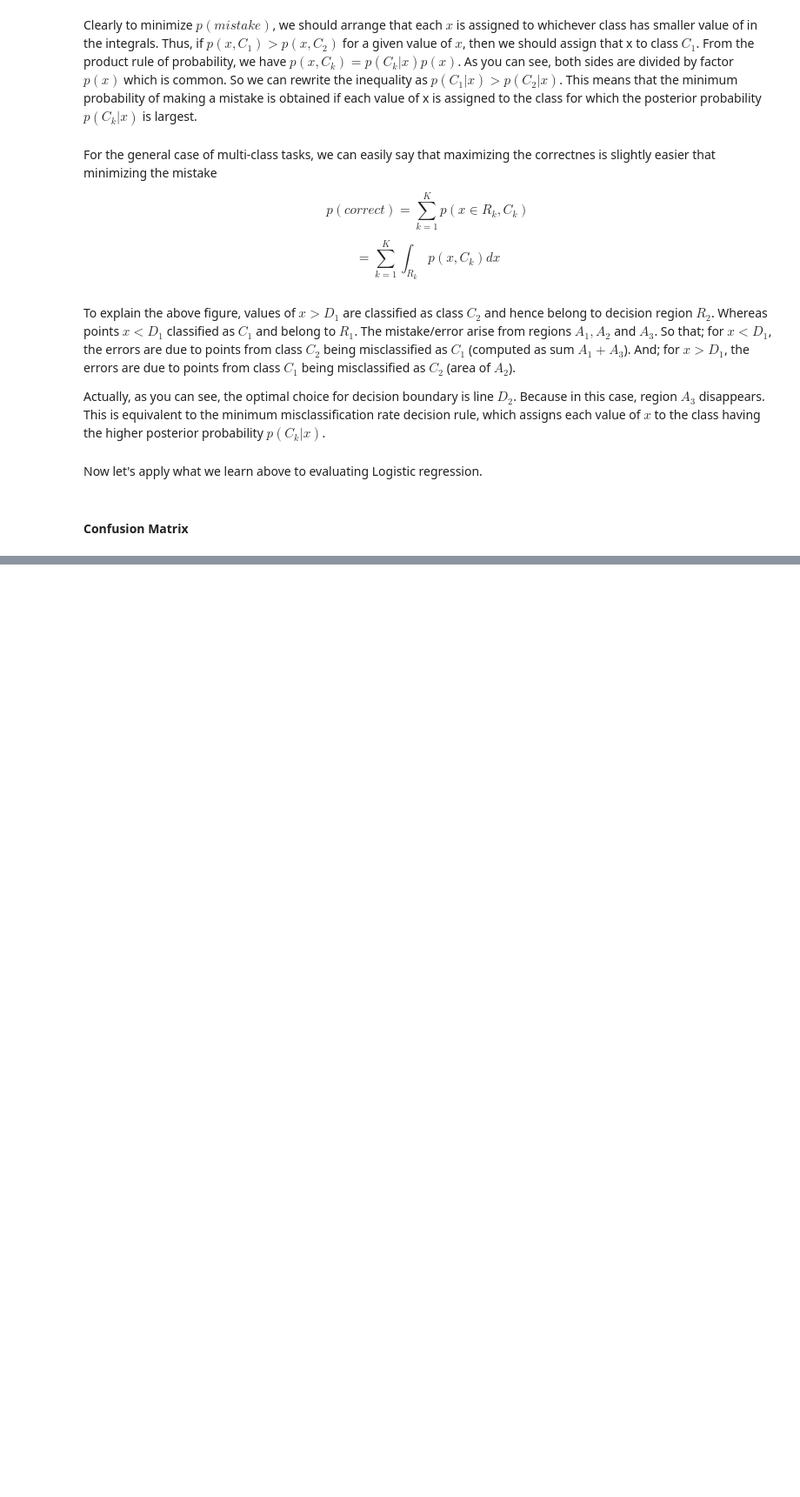
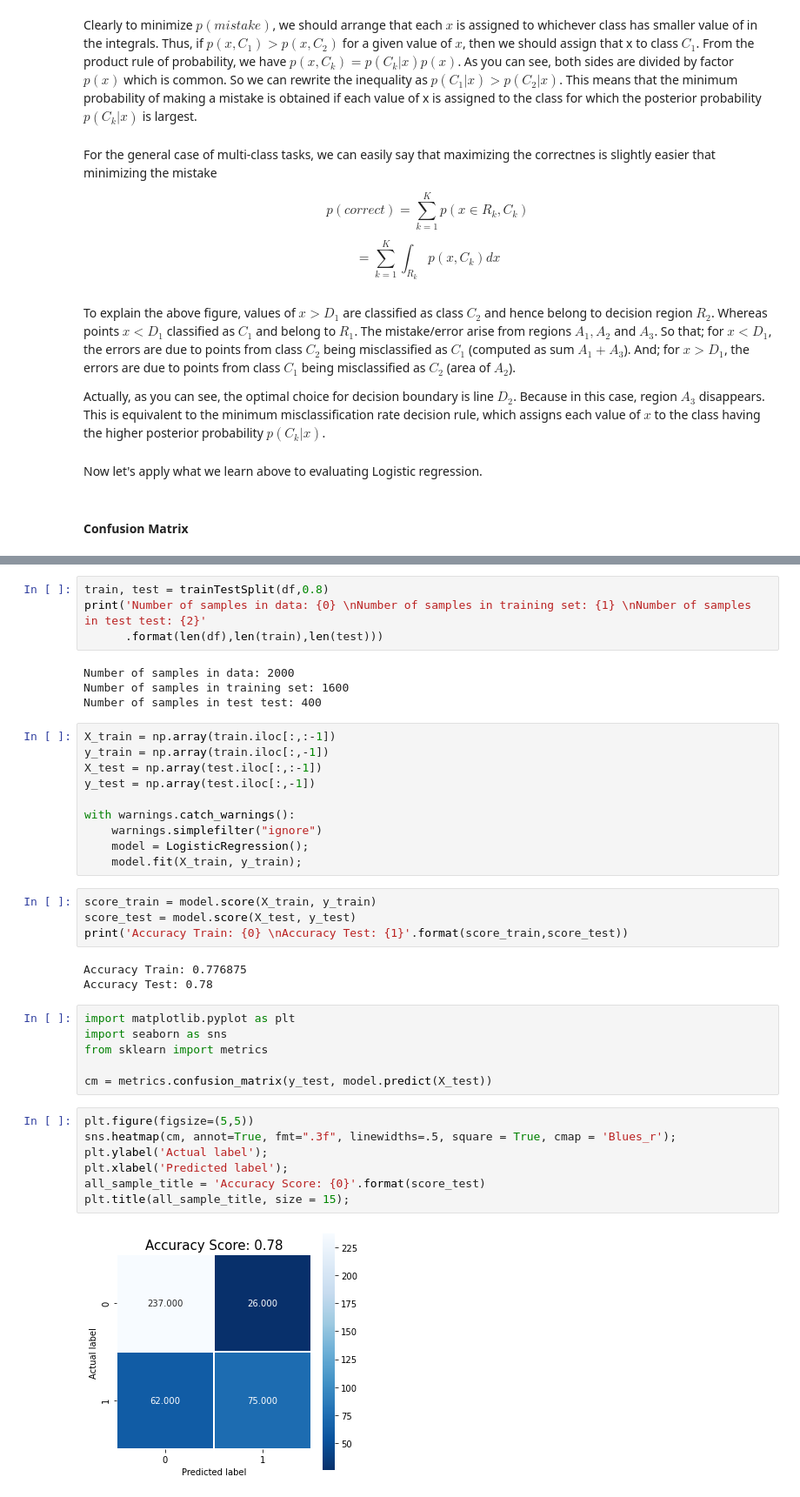
Before and after one commit to safakkbilici/Deep-Learning-Lecture-2020-2021-First-Term, a Jupyter notebook: lecture notes/02-Models-Performance.ipynb, the cells around one changed output, grey strips where cells are left out. Shown at 87% size. Cells and saved outputs as stored; diff of their text form; blank space fills up the shorter version.

Commit message:
logistic regression

```diff
--- a/lecture notes/02-Models-Performance.ipynb
+++ b/lecture notes/02-Models-Performance.ipynb
@@ -293,0 +410,40 @@ Now let's apply what we learn above to evaluating Logistic regression.
+# %%
+train, test = trainTestSplit(df,0.8)
+print('Number of samples in data: {0} \nNumber of samples in training set: {1} \nNumber of samples in test test: {2}'
+      .format(len(df),len(train),len(test)))
+# %% [output]
+Number of samples in data: 2000
+Number of samples in training set: 1600
+Number of samples in test test: 400
+# %%
+X_train = np.array(train.iloc[:,:-1])
+y_train = np.array(train.iloc[:,-1])
+X_test = np.array(test.iloc[:,:-1])
+y_test = np.array(test.iloc[:,-1])
+
+with warnings.catch_warnings():
+    warnings.simplefilter("ignore")
+    model = LogisticRegression();
+    model.fit(X_train, y_train);
+# %%
+score_train = model.score(X_train, y_train)
+score_test = model.score(X_test, y_test)
+print('Accuracy Train: {0} \nAccuracy Test: {1}'.format(score_train,score_test))
+# %% [output]
+Accuracy Train: 0.776875
+Accuracy Test: 0.78
+# %%
+import matplotlib.pyplot as plt
+import seaborn as sns
+from sklearn import metrics
+
+cm = metrics.confusion_matrix(y_test, model.predict(X_test))
+# %%
+plt.figure(figsize=(5,5))
+sns.heatmap(cm, annot=True, fmt=".3f", linewidths=.5, square = True, cmap = 'Blues_r');
+plt.ylabel('Actual label');
+plt.xlabel('Predicted label');
+all_sample_title = 'Accuracy Score: {0}'.format(score_test)
+plt.title(all_sample_title, size = 15);
+# %% [output]
+[figure, added]
```
Also changed, not shown: parts of 25 cells of this notebook.
